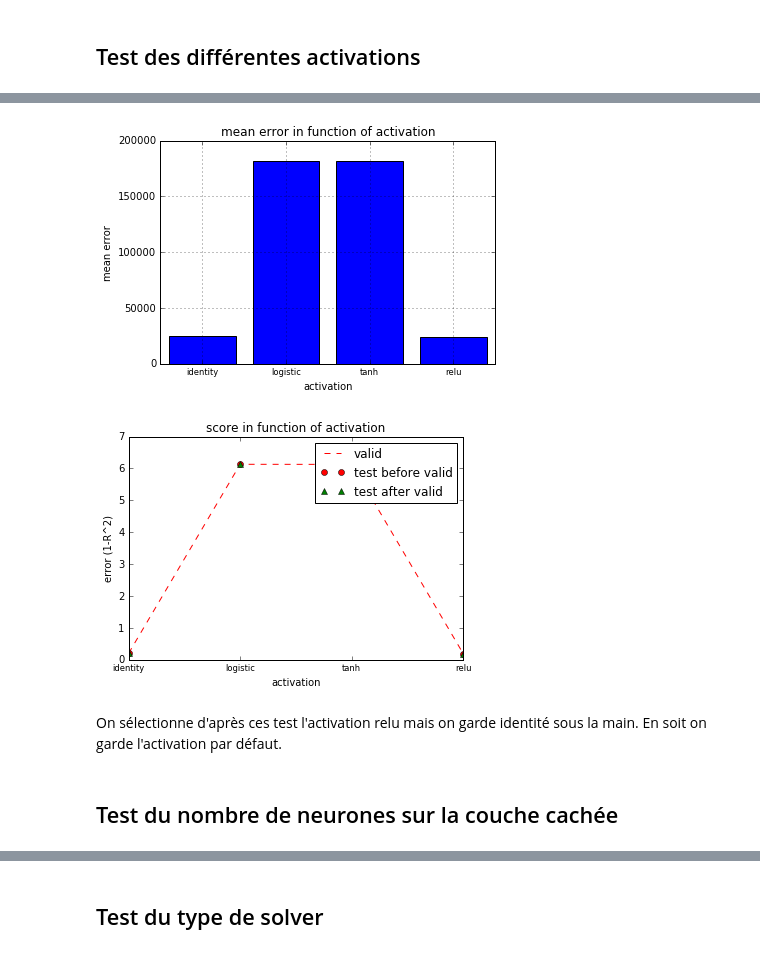
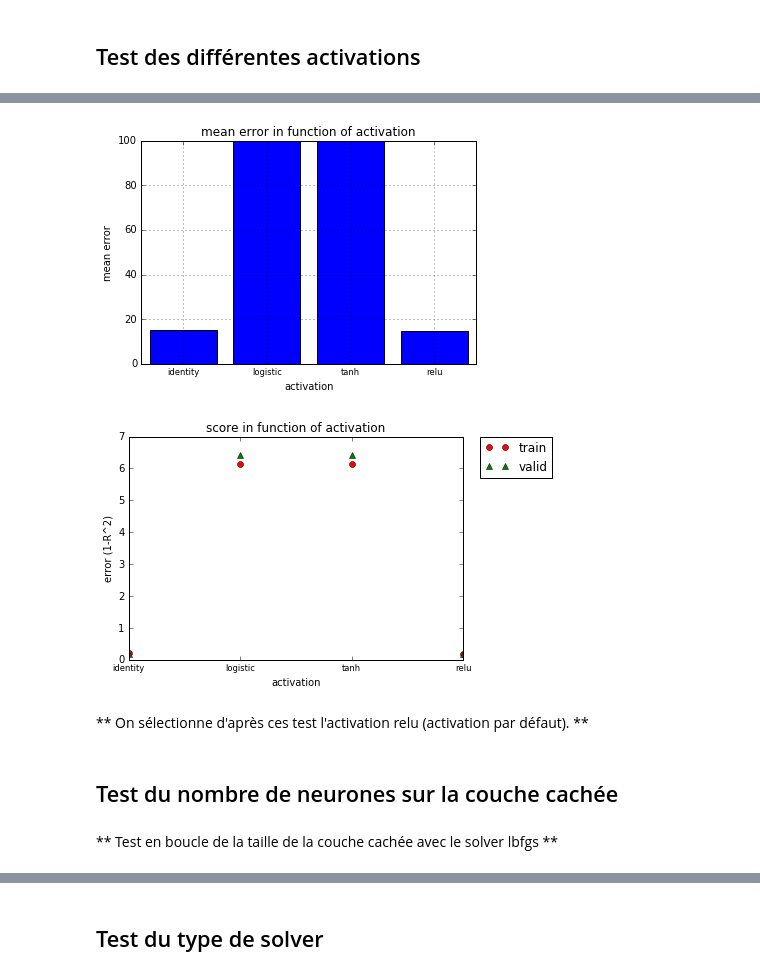
Before and after one commit to MaxouGJ/House-Prices, a Jupyter notebook: PROJET_HP_Maxime.ipynb, the cells around one changed output, grey strips where cells are left out. Saved outputs shown, nothing was run; the diff lists cells and outputs as text; code cells hidden in the pictures.

```diff
--- a/PROJET_HP_Maxime.ipynb
+++ b/PROJET_HP_Maxime.ipynb
@@ -1241,2 +1249,9 @@ There are 0 duplicate IDs for 1755 total entries
+# %%
+def computeError(data_x, data_y, predict) :
+    error = 0
+    for i in range(len(data_x)):
+        err = np.abs(predict[i] - data_y[i][0])
+        error += (err/data_y[i][0])*100
+    return (error / len(data_x)), (err**2 / len(data_x))
 # %% [markdown]
 ## Test des différentes activations
@@ -1295,0 +1258,32 @@ score test 2 :  0.813201787118
+# %%
+errors_activation_train = []
+scores_activation_train = []
+scores_activation_valid = []
+activations = ["identity", "logistic", "tanh", "relu"]
+
+for activation in activations :
+    regressor_activation = MLPRegressor(activation=activation)
+    regressor_activation.fit(data_train_x, data_train_y)
+
+    predict_train = regressor_activation.predict(data_train_x)
+    predict_valid = regressor_activation.predict(data_valid_x)
+    predict_test = regressor_activation.predict(data_test_x)
+
+    score_train = regressor_activation.score(data_train_x, data_train_y)
+    score_valid = regressor_activation.score(data_valid_x, data_valid_y)
+    score_test = regressor_activation.score(data_test_x, data_test_y)
+
+    scores_activation_train.append(score_train)
+    scores_activation_valid.append(score_valid)
+
+    error_train, rsme_train = computeError(data_train_x, data_train_y, predict_train)
+    error_valid, rsme_valid = computeError(data_valid_x, data_valid_y, predict_valid)
+    errors_activation_train.append(error_train)
+
+    print "activation : ", activation
+    print "error train : ", error_train, "%"
+    print "error valid : ", error_valid, "%"
+    print "score train : ", score_train
+    print "score valid : ", score_valid
+    print "rsme train : ", rsme_train
+    print "rsme valid : ", rsme_valid
@@ -1296,20 +1308,18 @@ score test 2 :  0.813201787118
 # %%
-plt.bar(range(len(activations)), errors_activation, align="center")
+plt.bar(range(len(activations)), errors_activation_train, align="center")
 plt.ylabel("mean error")
 plt.xlabel("activation")
 plt.xticks(range(len(activations)), activations, size='small')
 plt.title("mean error in function of activation")
 plt.grid(True)
 plt.show()
 # %% [output]
-[figure, old version]
+[figure, new version]
 # %%
-scores_valid_acti = [1-x for x in scores_valid_activation]
-scores_test_acti_1 = [1-x for x in scores_test_activation_1]
-scores_test_acti_2 = [1-x for x in scores_test_activation_2]
-plt.plot(scores_valid_acti, 'r--', label='valid')
-plt.plot(scores_test_acti_1, 'ro', label='test before valid')
-plt.plot(scores_test_acti_2, 'g^', label='test after valid')
+scores_train_acti = [1-x for x in scores_activation_train]
+scores_valid_acti = [1-x for x in scores_activation_valid]
+plt.plot(scores_train_acti, 'ro', label='train')
+plt.plot(scores_valid_acti, 'g^', label='valid')
 plt.legend(bbox_to_anchor=(1.05, 1), loc=2, borderaxespad=0.)
 plt.ylabel("error (1-R^2)")
 plt.xlabel("activation")
@@ -1317,9 +1327,11 @@ plt.title("score in function of activation")
 plt.xticks(range(len(activations)), activations, size='small')
 plt.show()
 # %% [output]
-[figure, old version]
+[figure, new version]
 # %% [markdown]
-On sélectionne d'après ces test l'activation relu mais on garde identité sous la main. En soit on garde l'activation par défaut.
+** On sélectionne d'après ces test l'activation relu (activation par défaut). **
 # %% [markdown]
 ## Test du nombre de neurones sur la couche cachée
+# %% [markdown]
+** Test en boucle de la taille de la couche cachée avec le solver lbfgs **
 # %%
```
Also changed, not shown: parts of 42 cells of this notebook.
